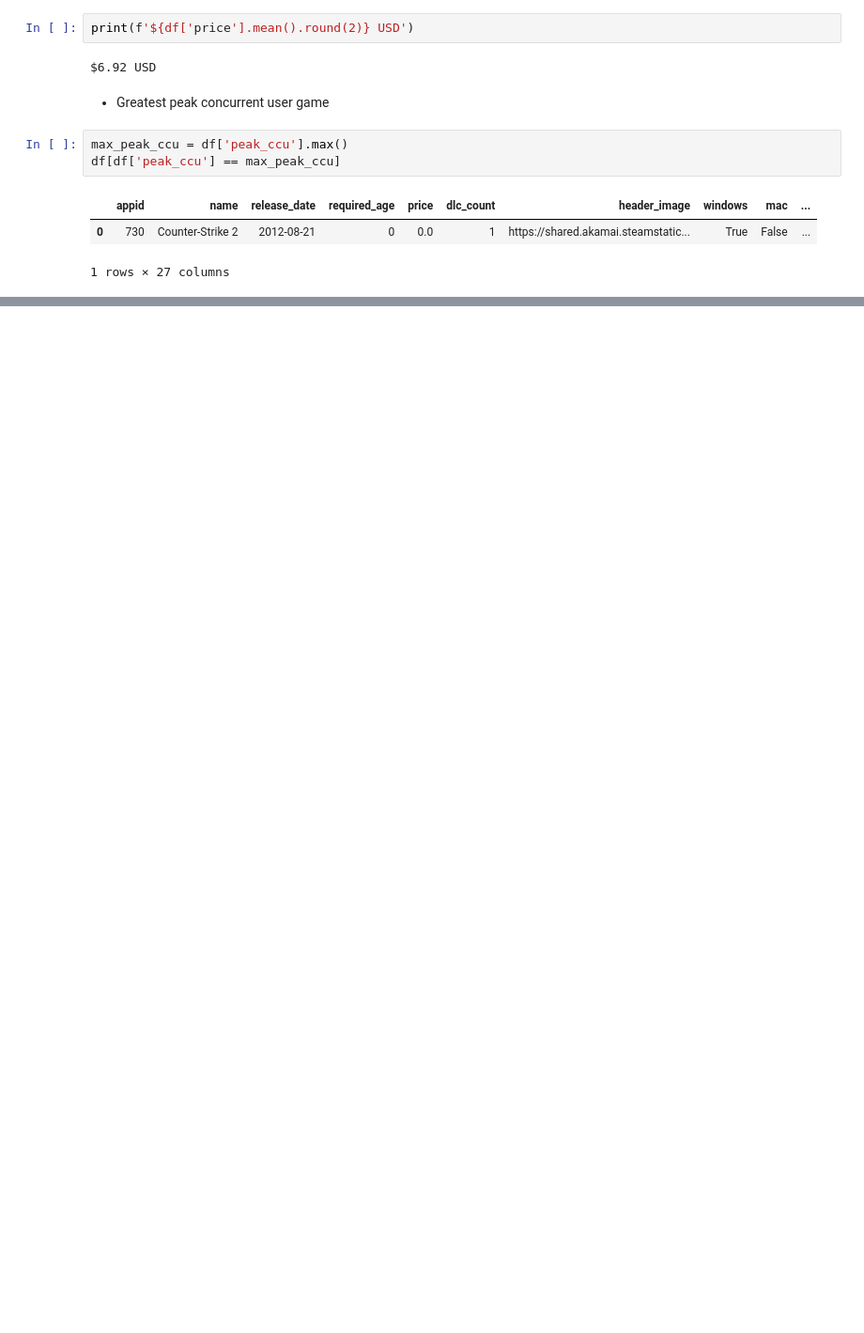
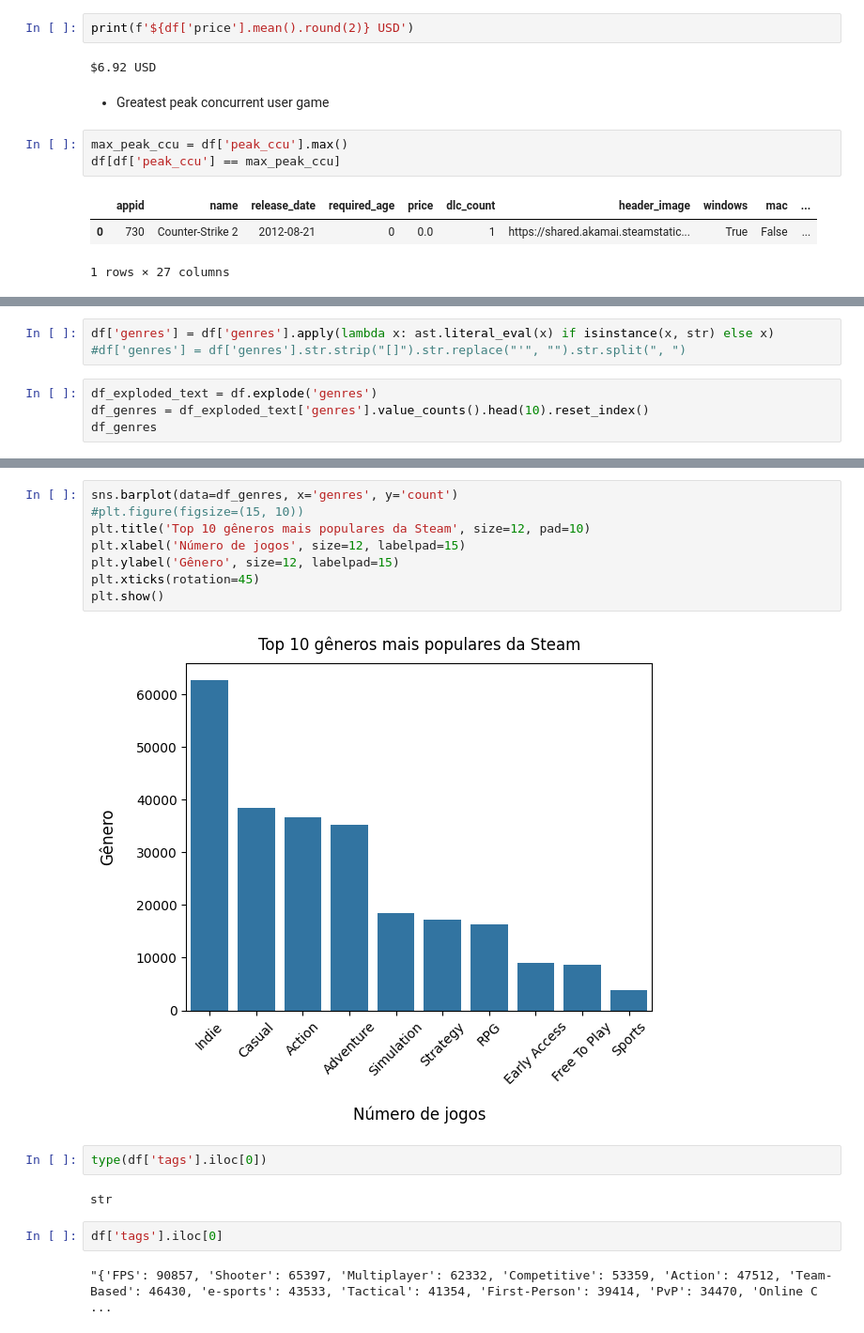
Before and after one commit to JoseVColino/Steam_Stats_EDA_Dashboard, a Jupyter notebook: notebooks/01_steam_eda.ipynb, the cells around one changed output, grey strips where cells are left out. Shown at 94% size. Cells and saved outputs as stored; diff of their text form; blank space fills up the shorter version.

```diff
--- a/notebooks/01_steam_eda.ipynb
+++ b/notebooks/01_steam_eda.ipynb
@@ -226,0 +249,7 @@ Summarize the key insights from the exploratory data analysis:
+# %%
+df['genres'] = df['genres'].apply(lambda x: ast.literal_eval(x) if isinstance(x, str) else x)
+#df['genres'] = df['genres'].str.strip("[]").str.replace("'", "").str.split(", ")
+# %%
+df_exploded_text = df.explode('genres')
+df_genres = df_exploded_text['genres'].value_counts().head(10).reset_index()
+df_genres
@@ -226,0 +268,18 @@ Summarize the key insights from the exploratory data analysis:
+# %%
+sns.barplot(data=df_genres, x='genres', y='count')
+#plt.figure(figsize=(15, 10))
+plt.title('Top 10 gêneros mais populares da Steam', size=12, pad=10)
+plt.xlabel('Número de jogos', size=12, labelpad=15)
+plt.ylabel('Gênero', size=12, labelpad=15)
+plt.xticks(rotation=45)
+plt.show()
+# %% [output]
+[figure, added]
+# %%
+type(df['tags'].iloc[0])
+# %% [output]
+str
+# %%
+df['tags'].iloc[0]
+# %% [output]
+"{'FPS': 90857, 'Shooter': 65397, 'Multiplayer': 62332, 'Competitive': 53359, 'Action': 47512, 'Team-Based': 46430, 'e-sports': 43533, 'Tactical': 41354, 'First-Person': 39414, 'PvP': 34470, 'Online C ...
```
Also changed, not shown: parts of 27 cells of this notebook.
